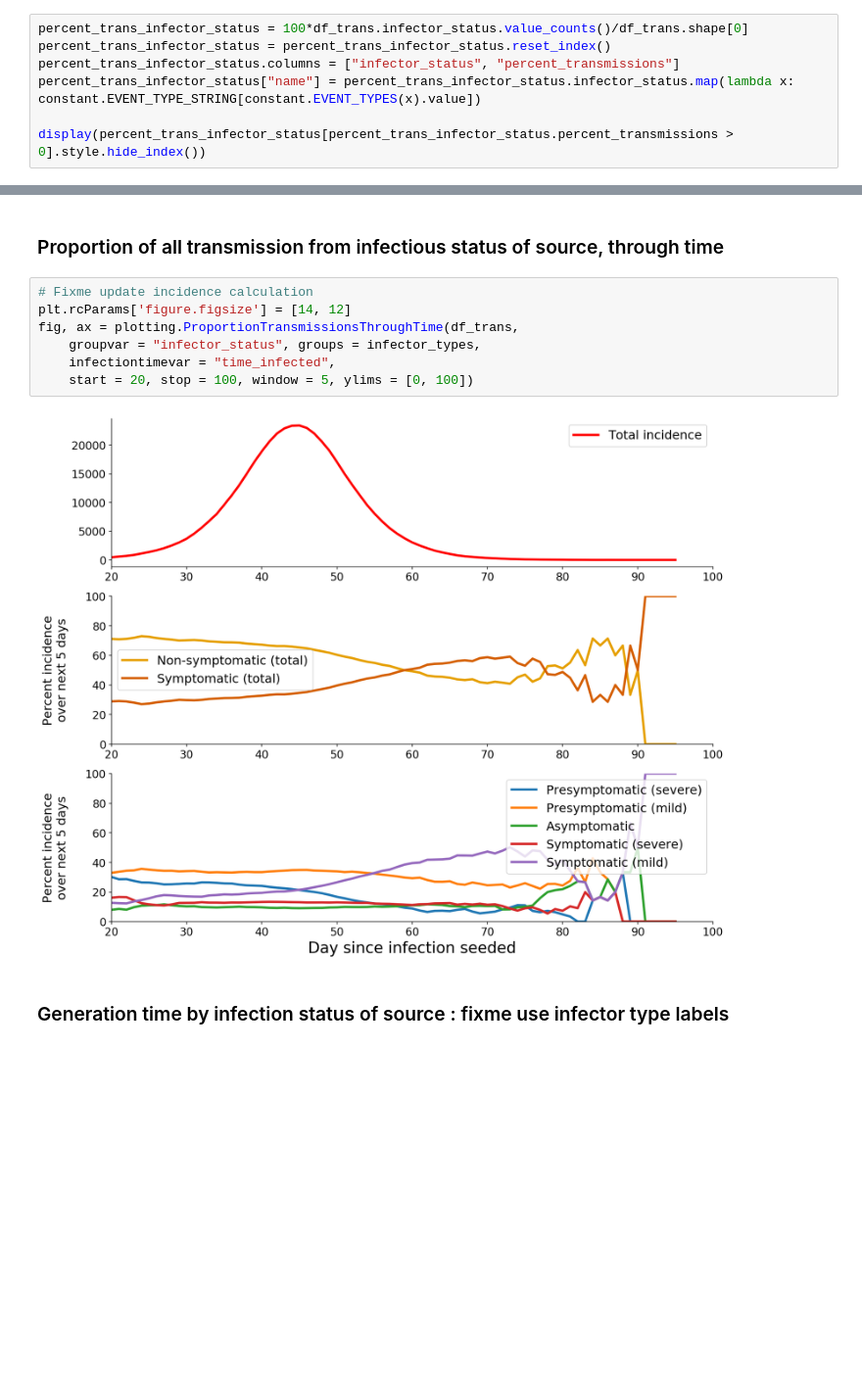
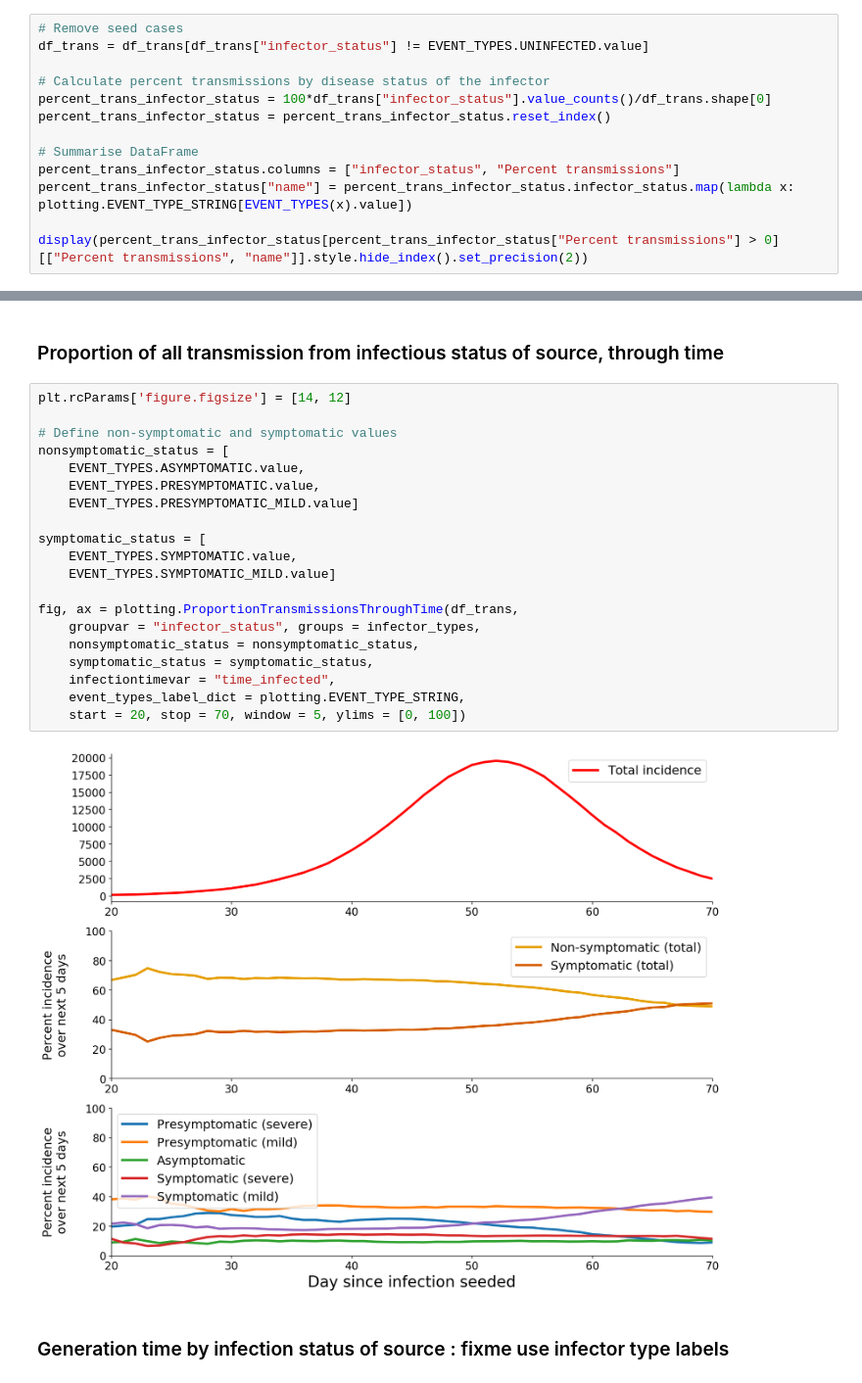
Before and after one commit to BDI-pathogens/OpenABM-Covid19, a Jupyter notebook: sandbox/COVID19-IBM_with_interface.ipynb, the cells around one changed output, grey strips where cells are left out. Shown at 98% size. Drawn from its saved outputs; the diff is of its cells as text; blank space fills up the shorter version.

```diff
--- a/sandbox/COVID19-IBM_with_interface.ipynb
+++ b/sandbox/COVID19-IBM_with_interface.ipynb
@@ -204,10 +192,16 @@ fig, ax = plotting.PlotInteractionsByAge(df_interact)
 # %% [markdown]
 ### Proportion of all transmission from infectious status of source
 # %%
-percent_trans_infector_status = 100*df_trans.infector_status.value_counts()/df_trans.shape[0]
+# Remove seed cases
+df_trans = df_trans[df_trans["infector_status"] != EVENT_TYPES.UNINFECTED.value]
+
+# Calculate percent transmissions by disease status of the infector
+percent_trans_infector_status = 100*df_trans["infector_status"].value_counts()/df_trans.shape[0]
 percent_trans_infector_status = percent_trans_infector_status.reset_index()
-percent_trans_infector_status.columns = ["infector_status", "percent_transmissions"]
-percent_trans_infector_status["name"] = percent_trans_infector_status.infector_status.map(lambda x: constant.EVENT_TYPE_STRING[constant.EVENT_TYPES(x).value])
 
-display(percent_trans_infector_status[percent_trans_infector_status.percent_transmissions > 0].style.hide_index())
+# Summarise DataFrame
+percent_trans_infector_status.columns = ["infector_status", "Percent transmissions"]
+percent_trans_infector_status["name"] = percent_trans_infector_status.infector_status.map(lambda x: plotting.EVENT_TYPE_STRING[EVENT_TYPES(x).value])
+
+display(percent_trans_infector_status[percent_trans_infector_status["Percent transmissions"] > 0][["Percent transmissions", "name"]].style.hide_index().set_precision(2))
 # %% [output]
@@ -221,14 +214,27 @@ display(percent_trans_infector_status[percent_trans_infector_status.percent_tran
 # %% [markdown]
 ### Proportion of all transmission from infectious status of source, through time
 # %%
-# Fixme update incidence calculation
 plt.rcParams['figure.figsize'] = [14, 12]
+
+# Define non-symptomatic and symptomatic values
+nonsymptomatic_status = [
+    EVENT_TYPES.ASYMPTOMATIC.value,
+    EVENT_TYPES.PRESYMPTOMATIC.value,
+    EVENT_TYPES.PRESYMPTOMATIC_MILD.value]
+
+symptomatic_status = [
+    EVENT_TYPES.SYMPTOMATIC.value,
+    EVENT_TYPES.SYMPTOMATIC_MILD.value]
+
 fig, ax = plotting.ProportionTransmissionsThroughTime(df_trans,
     groupvar = "infector_status", groups = infector_types,
+    nonsymptomatic_status = nonsymptomatic_status,
+    symptomatic_status = symptomatic_status,
     infectiontimevar = "time_infected",
-    start = 20, stop = 100, window = 5, ylims = [0, 100])
+    event_types_label_dict = plotting.EVENT_TYPE_STRING,
+    start = 20, stop = 70, window = 5, ylims = [0, 100])
 # %% [output]
-[figure, old version]
+[figure, new version]
 # %% [markdown]
 ### Generation time by infection status of source : fixme use infector type labels
 # %%
```
Also changed, not shown: parts of 40 cells of this notebook.
